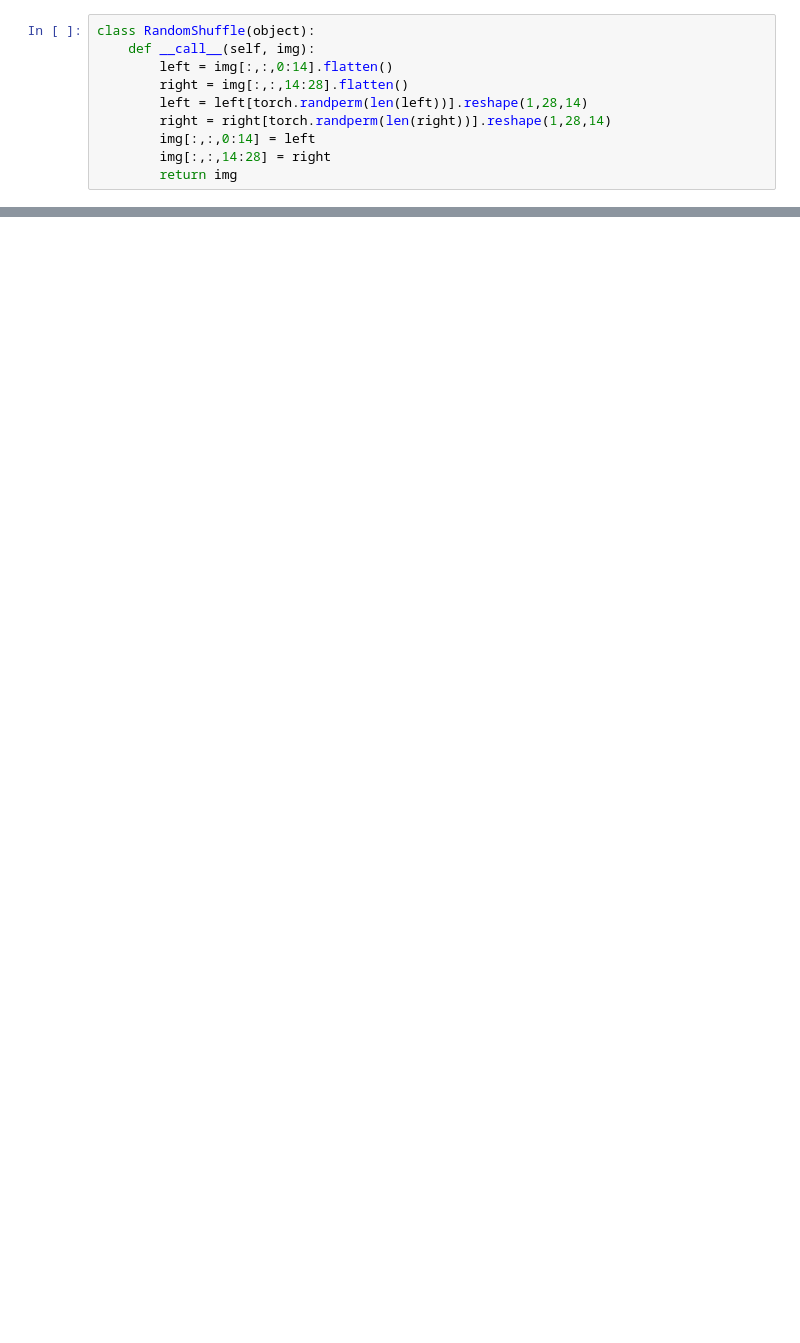
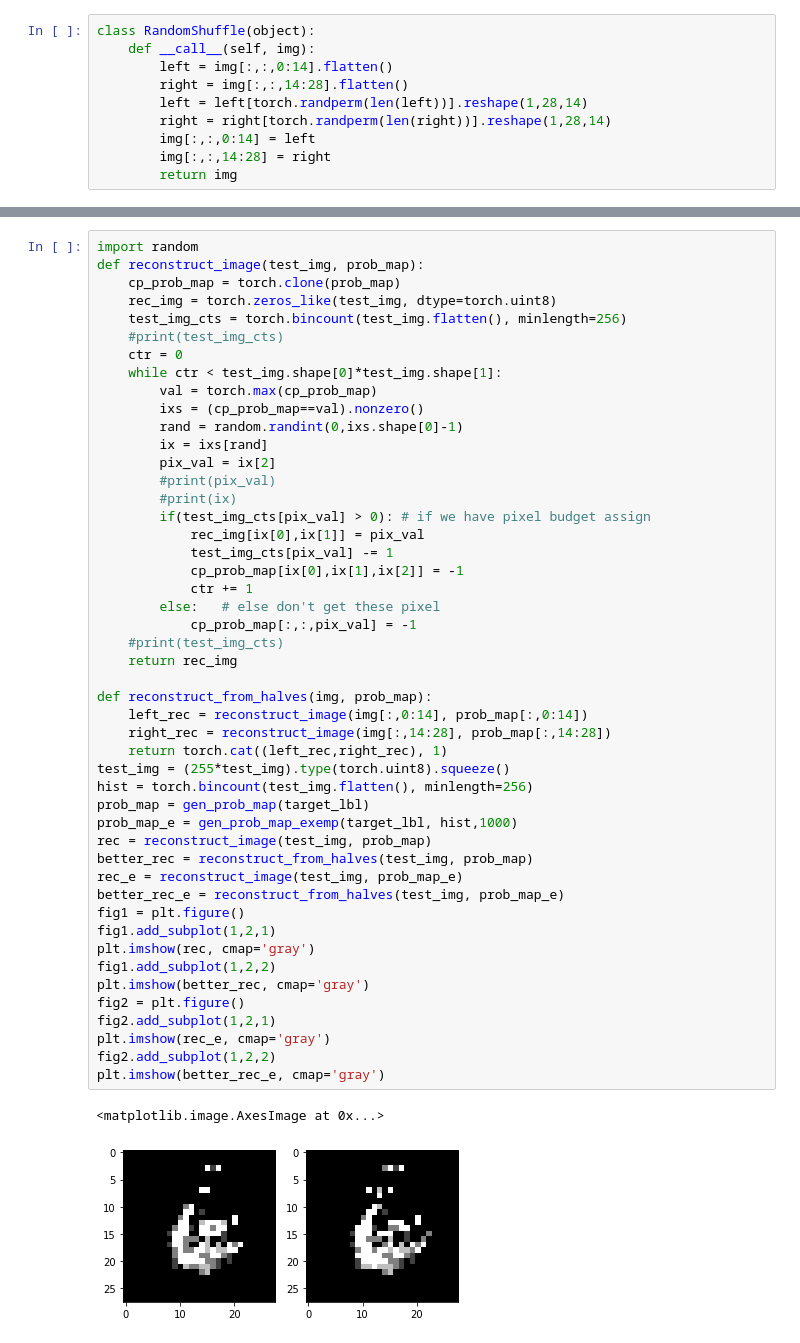
Before and after one commit to sairisheek/Permuted_MNIST, a Jupyter notebook: Perturbed_MNIST.ipynb, the cells around one changed output, grey strips where cells are left out. Cells and saved outputs as stored; diff of their text form; blank space fills up the shorter version.

```diff
--- a/Perturbed_MNIST.ipynb
+++ b/Perturbed_MNIST.ipynb
@@ -91,0 +209,51 @@ KeyboardInterrupt:
+# %%
+import random
+def reconstruct_image(test_img, prob_map):
+    cp_prob_map = torch.clone(prob_map)
+    rec_img = torch.zeros_like(test_img, dtype=torch.uint8)
+    test_img_cts = torch.bincount(test_img.flatten(), minlength=256)
+    #print(test_img_cts)
+    ctr = 0
+    while ctr < test_img.shape[0]*test_img.shape[1]:
+        val = torch.max(cp_prob_map)
+        ixs = (cp_prob_map==val).nonzero()
+        rand = random.randint(0,ixs.shape[0]-1)
+        ix = ixs[rand]
+        pix_val = ix[2]
+        #print(pix_val)
+        #print(ix)
+        if(test_img_cts[pix_val] > 0): # if we have pixel budget assign
+            rec_img[ix[0],ix[1]] = pix_val
+            test_img_cts[pix_val] -= 1
+            cp_prob_map[ix[0],ix[1],ix[2]] = -1
+            ctr += 1
+        else:   # else don't get these pixel
+            cp_prob_map[:,:,pix_val] = -1
+    #print(test_img_cts)
+    return rec_img
+
+def reconstruct_from_halves(img, prob_map):
+    left_rec = reconstruct_image(img[:,0:14], prob_map[:,0:14])
+    right_rec = reconstruct_image(img[:,14:28], prob_map[:,14:28])
+    return torch.cat((left_rec,right_rec), 1)
+test_img = (255*test_img).type(torch.uint8).squeeze()
+hist = torch.bincount(test_img.flatten(), minlength=256)
+prob_map = gen_prob_map(target_lbl)
+prob_map_e = gen_prob_map_exemp(target_lbl, hist,1000)
+rec = reconstruct_image(test_img, prob_map)
+better_rec = reconstruct_from_halves(test_img, prob_map)
+rec_e = reconstruct_image(test_img, prob_map_e)
+better_rec_e = reconstruct_from_halves(test_img, prob_map_e)
+fig1 = plt.figure()
+fig1.add_subplot(1,2,1)
+plt.imshow(rec, cmap='gray')
+fig1.add_subplot(1,2,2)
+plt.imshow(better_rec, cmap='gray')
+fig2 = plt.figure()
+fig2.add_subplot(1,2,1)
+plt.imshow(rec_e, cmap='gray')
+fig2.add_subplot(1,2,2)
+plt.imshow(better_rec_e, cmap='gray')
+# %% [output]
+<matplotlib.image.AxesImage at 0x...>
+[figure, added]
```
Also changed, not shown: parts of 10 cells of this notebook.
